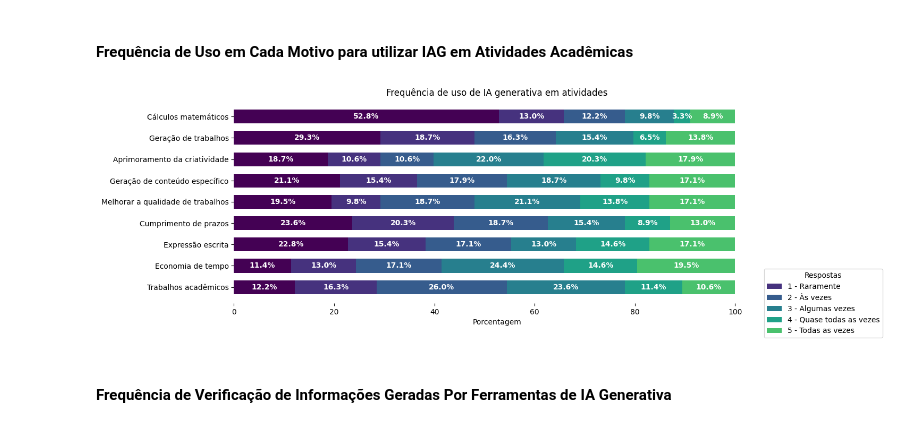
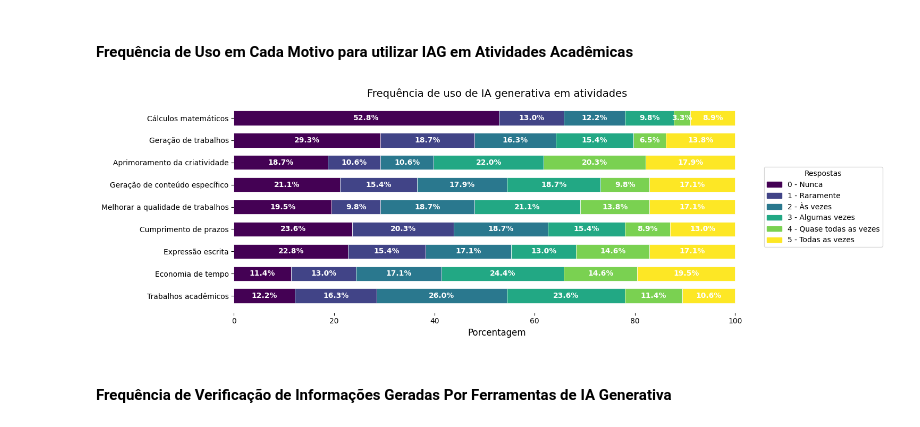
Before and after one commit to MariaLuiseB/Analise-TCC, a Jupyter notebook: tcc_analises.ipynb, the cells around one changed output. Saved outputs shown, nothing was run; the diff lists cells and outputs as text; code cells hidden in the pictures.

```diff
--- a/tcc_analises.ipynb
+++ b/tcc_analises.ipynb
@@ -553,45 +769,64 @@ perguntas = [
 ]
 
 # Cores usando a paleta viridis
-cmap = plt.cm.get_cmap('viridis', 8)
+cmap = plt.cm.viridis  # Acessa diretamente o colormap viridis
 
 # Configurações do gráfico
 fig, ax = plt.subplots(figsize=(15, 5))
 
 # Percorre cada pergunta para empilhar as barras
 for i, (pergunta, respostas) in enumerate(zip(perguntas, respostas_por_pergunta)):
     acumulado = 0
     for j in range(6):
         # Barra empilhada
-        ax.barh(pergunta, respostas[j], left=acumulado, color=cmap(j), height=0.65, label=f'{j} - ' + ['Raramente', 'Às vezes', 'Algumas vezes', 'Quase todas as vezes', 'Todas as vezes'][j-1] if i == 0 and j != 0 else "", edgecolor='white', linewidth=0.0)
+        ax.barh(
+            pergunta,
+            respostas[j],
+            left=acumulado,
+            color=cmap(j / 5),  # Normaliza o índice para o colormap viridis
+            height=0.65,
+            edgecolor='white',
+            linewidth=0.5
+        )
         acumulado += respostas[j]
 
 # Adicionando rótulos de porcentagem em cada barra
 for i, (pergunta, respostas) in enumerate(zip(perguntas, respostas_por_pergunta)):
     acumulado = 0
     for j in range(6):
         acumulado += respostas[j]
-        ax.text(acumulado - respostas[j] / 2, i, f'{respostas[j]:.1f}%',
-                va='center', ha='center', color='white' if respostas[j] > 0 else 'black',
-                fontweight='bold', fontsize=10)
+        if respostas[j] > 0:  # Adiciona rótulos apenas para valores maiores que 0
+            ax.text(
+                acumulado - respostas[j] / 2,
+                i,
+                f'{respostas[j]:.1f}%',
+                va='center',
+                ha='center',
+                color='white',
+                fontweight='bold',
+                fontsize=10
+            )
 
 # Configurações dos eixos e título
-ax.set_xlabel('Porcentagem')
-ax.set_title('Frequência de uso de IA generativa em atividades')
+ax.set_xlabel('Porcentagem', fontsize=12)
+ax.set_title('Frequência de uso de IA generativa em atividades', fontsize=14)
 
 # Legenda ao lado do gráfico
-ax.legend(title="Respostas", loc='center left', bbox_to_anchor=(1, 0))
+legenda_labels = ['0 - Nunca', '1 - Raramente', '2 - Às vezes', '3 - Algumas vezes', '4 - Quase todas as vezes', '5 - Todas as vezes']
+handles = [plt.Rectangle((0, 0), 1, 1, color=cmap(i / 5)) for i in range(6)]
+ax.legend(handles, legenda_labels, title="Respostas", loc='center left', bbox_to_anchor=(1, 0.5))
 
-# Exibir o gráfico
+# Ajustar layout
 plt.tight_layout()
 
 # Remover o grid e a borda
 plt.grid(False)
 plt.box(False)
 
+# Exibir o gráfico
 plt.show()
 # %% [output]
-[figure, old version]
+[figure, new version]
 # %% [markdown]
 #### Frequência de Verificação de Informações Geradas Por Ferramentas de IA Generativa
 # %%
```
Also changed, not shown: parts of 13 cells of this notebook, 1 other file.
